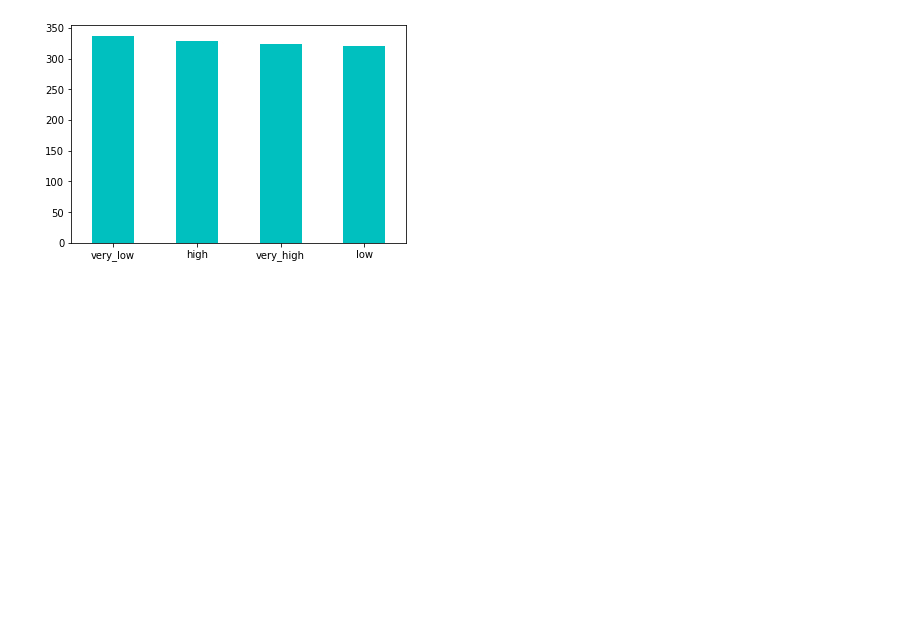
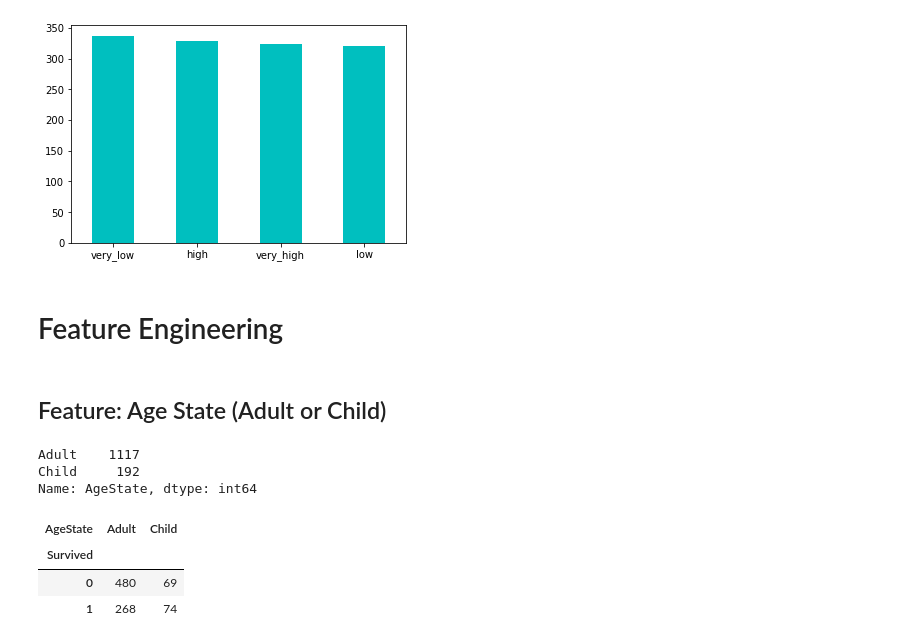
Before and after one commit to biljana-zobenica/titanic, a Jupyter notebook: notebooks/2.0-bz-exploring-processing-data.ipynb, the cells around one changed output. Saved outputs shown, nothing was run; the diff lists cells and outputs as text; code cells hidden in the pictures; blank space fills up the shorter version.

Commit message:
Create feature AgeState

```diff
--- a/notebooks/2.0-bz-exploring-processing-data.ipynb
+++ b/notebooks/2.0-bz-exploring-processing-data.ipynb
@@ -974,3 +974,25 @@ pd.qcut(df.Fare, 4, labels=['very_low', 'low', 'high', 'very_high']).value_count
 [figure]
 # %%
 df['Fare_Bin'] = pd.qcut(df.Fare, 4, labels=['very_low', 'low', 'high', 'very_high'])
+# %% [markdown]
+# Feature Engineering
+# %% [markdown]
+## Feature: Age State (Adult or Child)
+# %%
+# AgeState based on Age
+df['AgeState'] = np.where(df['Age'] >= 18, 'Adult', 'Child')
+# %%
+# AgeState Counts
+df['AgeState'].value_counts()
+# %% [output]
+Adult    1117
+Child     192
+Name: AgeState, dtype: int64
+# %%
+# crosstab
+pd.crosstab(df[df.Survived != -888].Survived, df[df.Survived != -888].AgeState)
+# %% [output]
+| AgeState | Adult | Child |
+| Survived |  |  |
+| 0 | 480 | 69 |
+| 1 | 268 | 74 |
```
